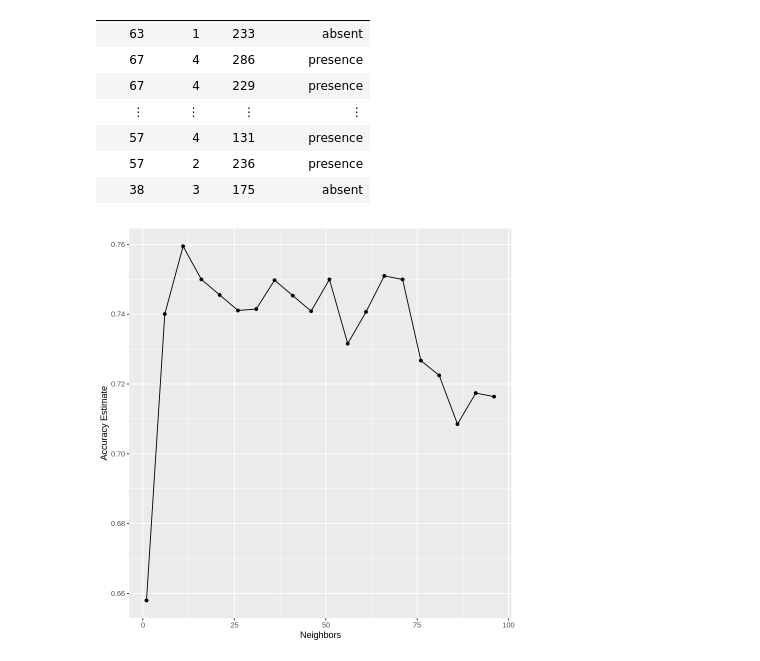
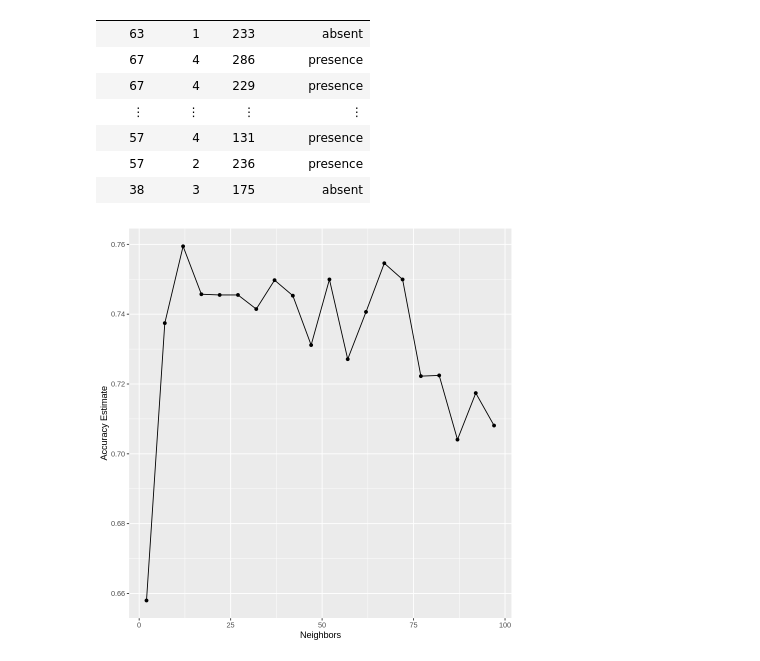
Before and after one commit to MilkyTeaxx/Final_project, a Jupyter notebook: Final_proj.ipynb, the cells around one changed output. Drawn from its saved outputs; the diff is of its cells as text; code cells hidden in the pictures.

```diff
--- a/Final_proj.ipynb
+++ b/Final_proj.ipynb
@@ -159,26 +159,26 @@ training_vfold<-vfold_cv(heart_train, v=5,strata=heart_disease)
 # %%
 #dont know if this is needed but finding best k value
 set.seed(1)
 knn_spec<-nearest_neighbor(weight_func = "rectangular",neighbors = tune())|>
 set_engine("kknn")|>
 set_mode("classification")
 
-k=tibble(neighbors=seq(1,100,5))
+k=tibble(neighbors=seq(2,100,5))
 
 training_workflow<-workflow()|>
 add_recipe(heart_recipe)|>
 add_model(knn_spec)|>
 tune_grid(resamples=training_vfold, grid=k)|>
 collect_metrics()
 
 accuracy<-training_workflow|>
 filter(.metric=="accuracy")
 
 cross_val_plot<-accuracy|>
 ggplot(aes(x=neighbors,y=mean))+
 geom_point()+
 geom_line()+
 labs(x="Neighbors", y="Accuracy Estimate")
 cross_val_plot
 # %% [output]
-[figure, old version]
+[figure, new version]
```
Also changed, not shown: parts of 2 cells of this notebook.
